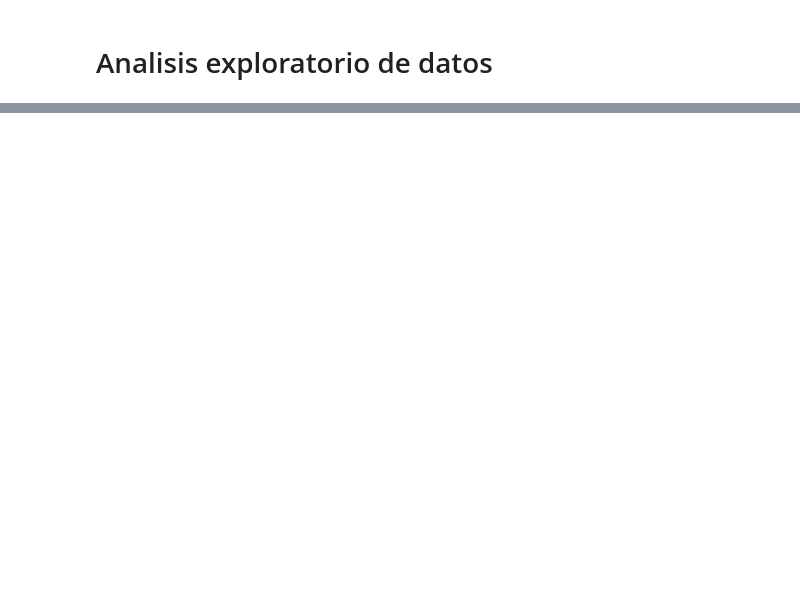
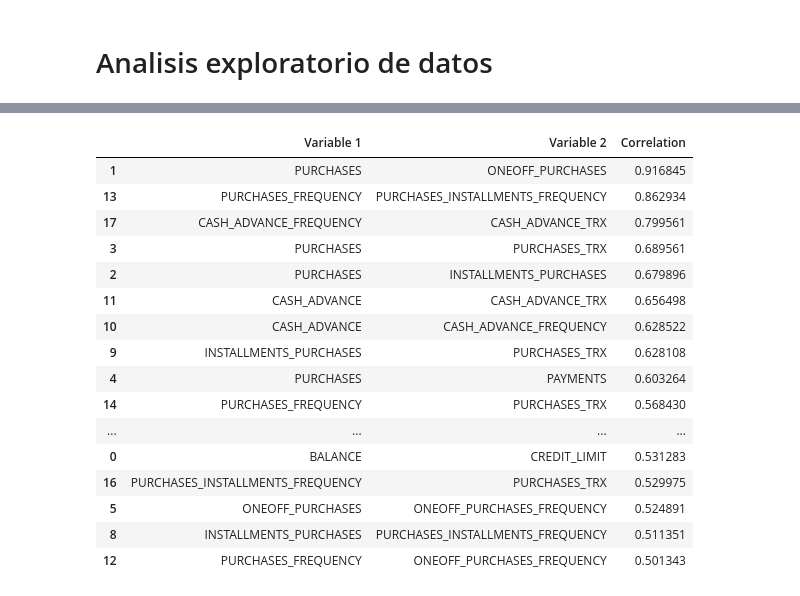
Before and after one commit to andromedalactea/Credit_Cards_Analytics, a Jupyter notebook: Analisis_exploratorio.ipynb, the cells around one changed output, grey strips where cells are left out. Cells and saved outputs as stored; diff of their text form; code cells hidden in the pictures; blank space fills up the shorter version.

```diff
--- a/Analisis_exploratorio.ipynb
+++ b/Analisis_exploratorio.ipynb
@@ -30,7 +34,0 @@ plt.show()
-# %%
-correlation_matrix = df.corr()
-
-plt.figure(figsize=(10, 8))
-sns.heatmap(correlation_matrix, annot=True, cmap='coolwarm')
-plt.title('Correlation Matrix')
-plt.show()
@@ -38,0 +35,43 @@ plt.show()
+# %%
+#Veamos solamente las relaciones que esten solamente por encima de 0.5 (En valor absoluto)
+
+# Crear una lista para almacenar las duplas de variables correlacionadas
+correlated_variables = []
+
+# Recorrer la matriz de correlación
+for i in range(len(correlation_matrix.columns)):
+    for j in range(i+1, len(correlation_matrix.columns)):
+        # Obtener el valor de correlación
+        correlation_value = correlation_matrix.iloc[i, j]
+
+        # Verificar si la correlación es mayor a 0.5 o menor a -0.5
+        if correlation_value > 0.5 or correlation_value < -0.5:
+            # Agregar las variables y el valor de correlación a la lista
+            correlated_variables.append([correlation_matrix.columns[i], correlation_matrix.columns[j], correlation_value])
+
+# Crear un DataFrame a partir de la lista de variables correlacionadas
+df_correlated = pd.DataFrame(correlated_variables, columns=['Variable 1', 'Variable 2', 'Correlation'])
+
+# Ordenar el DataFrame en orden descendente según el valor de correlación
+df_correlated = df_correlated.sort_values(by='Correlation', ascending=False)
+
+# Mostrar el DataFrame de variables correlacionadas
+df_correlated
+# %% [output]
+|  | Variable 1 | Variable 2 | Correlation |
+| 1 | PURCHASES | ONEOFF_PURCHASES | 0.916845 |
+| 13 | PURCHASES_FREQUENCY | PURCHASES_INSTALLMENTS_FREQUENCY | 0.862934 |
+| 17 | CASH_ADVANCE_FREQUENCY | CASH_ADVANCE_TRX | 0.799561 |
+| 3 | PURCHASES | PURCHASES_TRX | 0.689561 |
+| 2 | PURCHASES | INSTALLMENTS_PURCHASES | 0.679896 |
+| 11 | CASH_ADVANCE | CASH_ADVANCE_TRX | 0.656498 |
+| 10 | CASH_ADVANCE | CASH_ADVANCE_FREQUENCY | 0.628522 |
+| 9 | INSTALLMENTS_PURCHASES | PURCHASES_TRX | 0.628108 |
+| 4 | PURCHASES | PAYMENTS | 0.603264 |
+| 14 | PURCHASES_FREQUENCY | PURCHASES_TRX | 0.568430 |
+| ... | ... | ... | ... |
+| 0 | BALANCE | CREDIT_LIMIT | 0.531283 |
+| 16 | PURCHASES_INSTALLMENTS_FREQUENCY | PURCHASES_TRX | 0.529975 |
+| 5 | ONEOFF_PURCHASES | ONEOFF_PURCHASES_FREQUENCY | 0.524891 |
+| 8 | INSTALLMENTS_PURCHASES | PURCHASES_INSTALLMENTS_FREQUENCY | 0.511351 |
+| 12 | PURCHASES_FREQUENCY | ONEOFF_PURCHASES_FREQUENCY | 0.501343 |
```
Also changed, not shown: parts of 6 cells of this notebook.
